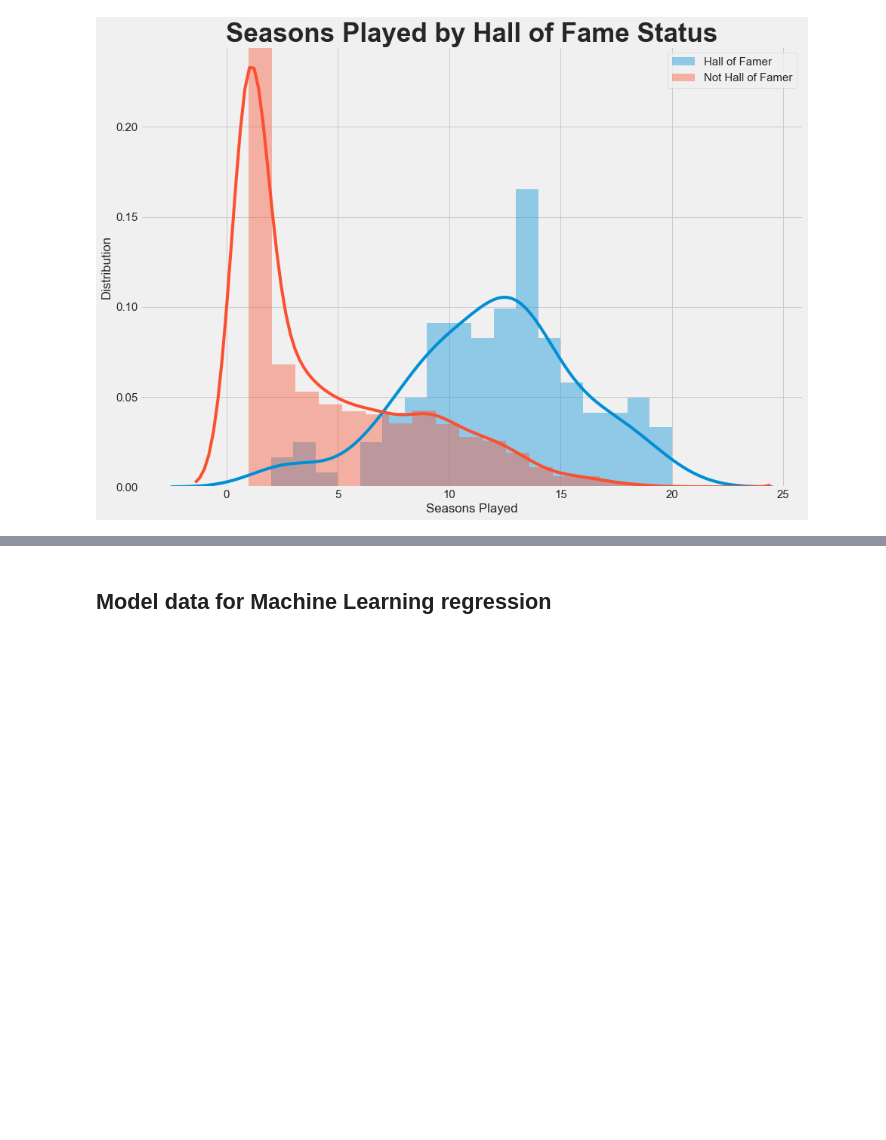
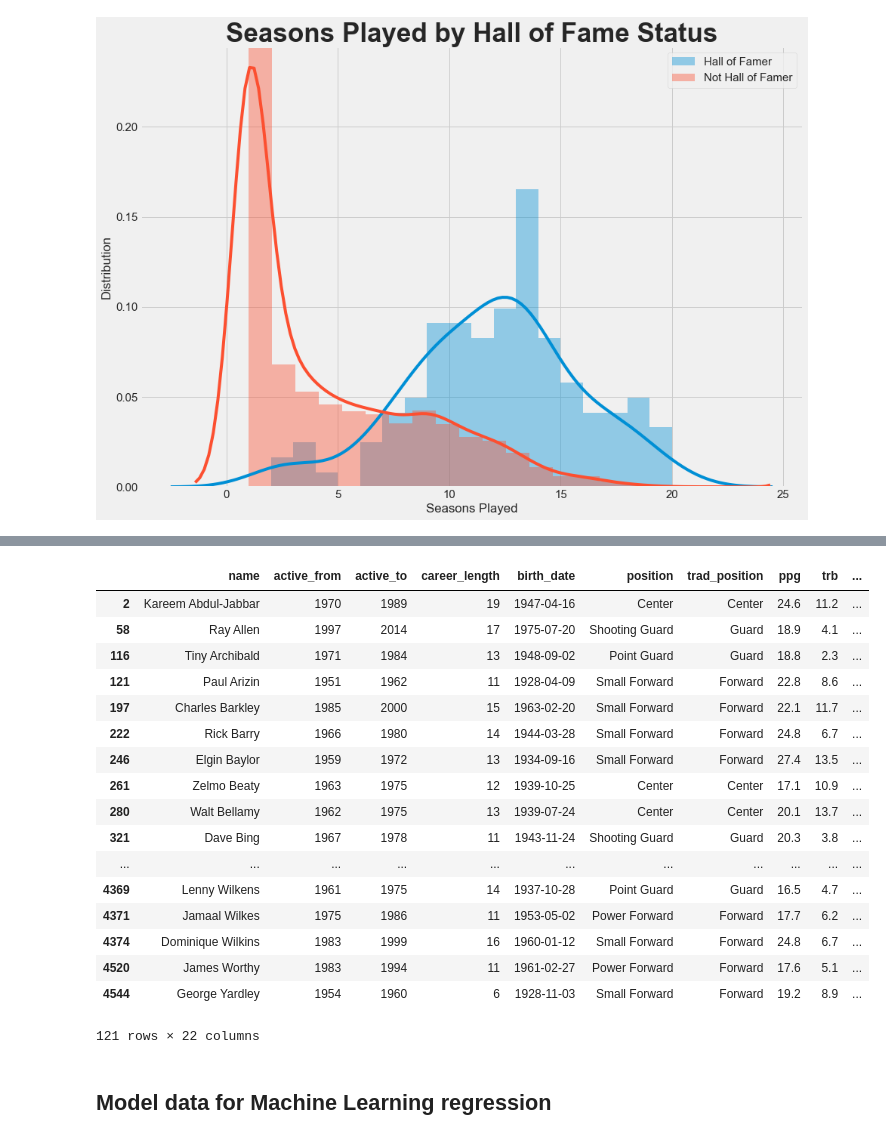
Before and after one commit to ymericson/NBA-player-info, a Jupyter notebook: NBA Hall of Fame - ML.ipynb, the cells around one changed output, grey strips where cells are left out. Saved outputs shown, nothing was run; the diff lists cells and outputs as text; code cells hidden in the pictures; blank space fills up the shorter version.

```diff
--- a/NBA Hall of Fame - ML.ipynb
+++ b/NBA Hall of Fame - ML.ipynb
@@ -215,3 +270,24 @@ plt.savefig('all-graphs/hof_seasons_played.png')
+# %%
+players_hof
+# %% [output]
+|  | name | active_from | active_to | career_length | birth_date | position | trad_position | ppg | trb | ... |
+| 2 | Kareem Abdul-Jabbar | 1970 | 1989 | 19 | 1947-04-16 | Center | Center | 24.6 | 11.2 | ... |
+| 58 | Ray Allen | 1997 | 2014 | 17 | 1975-07-20 | Shooting Guard | Guard | 18.9 | 4.1 | ... |
+| 116 | Tiny Archibald | 1971 | 1984 | 13 | 1948-09-02 | Point Guard | Guard | 18.8 | 2.3 | ... |
+| 121 | Paul Arizin | 1951 | 1962 | 11 | 1928-04-09 | Small Forward | Forward | 22.8 | 8.6 | ... |
+| 197 | Charles Barkley | 1985 | 2000 | 15 | 1963-02-20 | Small Forward | Forward | 22.1 | 11.7 | ... |
+| 222 | Rick Barry | 1966 | 1980 | 14 | 1944-03-28 | Small Forward | Forward | 24.8 | 6.7 | ... |
+| 246 | Elgin Baylor | 1959 | 1972 | 13 | 1934-09-16 | Small Forward | Forward | 27.4 | 13.5 | ... |
+| 261 | Zelmo Beaty | 1963 | 1975 | 12 | 1939-10-25 | Center | Center | 17.1 | 10.9 | ... |
+| 280 | Walt Bellamy | 1962 | 1975 | 13 | 1939-07-24 | Center | Center | 20.1 | 13.7 | ... |
+| 321 | Dave Bing | 1967 | 1978 | 11 | 1943-11-24 | Shooting Guard | Guard | 20.3 | 3.8 | ... |
+| ... | ... | ... | ... | ... | ... | ... | ... | ... | ... | ... |
+| 4369 | Lenny Wilkens | 1961 | 1975 | 14 | 1937-10-28 | Point Guard | Guard | 16.5 | 4.7 | ... |
+| 4371 | Jamaal Wilkes | 1975 | 1986 | 11 | 1953-05-02 | Power Forward | Forward | 17.7 | 6.2 | ... |
+| 4374 | Dominique Wilkins | 1983 | 1999 | 16 | 1960-01-12 | Small Forward | Forward | 24.8 | 6.7 | ... |
+| 4520 | James Worthy | 1983 | 1994 | 11 | 1961-02-27 | Power Forward | Forward | 17.6 | 5.1 | ... |
+| 4544 | George Yardley | 1954 | 1960 | 6 | 1928-11-03 | Small Forward | Forward | 19.2 | 8.9 | ... |
+121 rows × 22 columns
 # %% [markdown]
 ## Model data for Machine Learning regression
 # %% [markdown]
```
Also changed, not shown: parts of 3 cells of this notebook, 1 other file.
